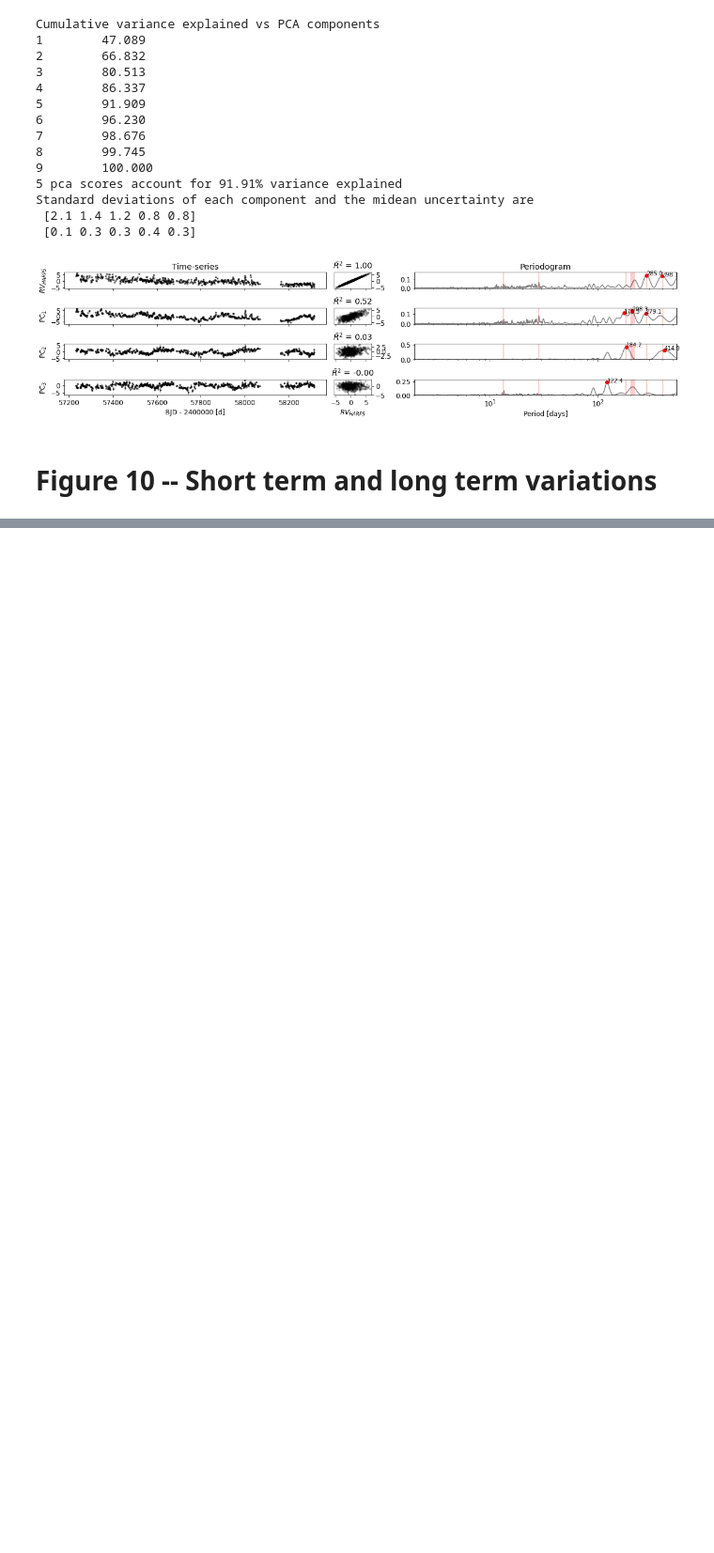
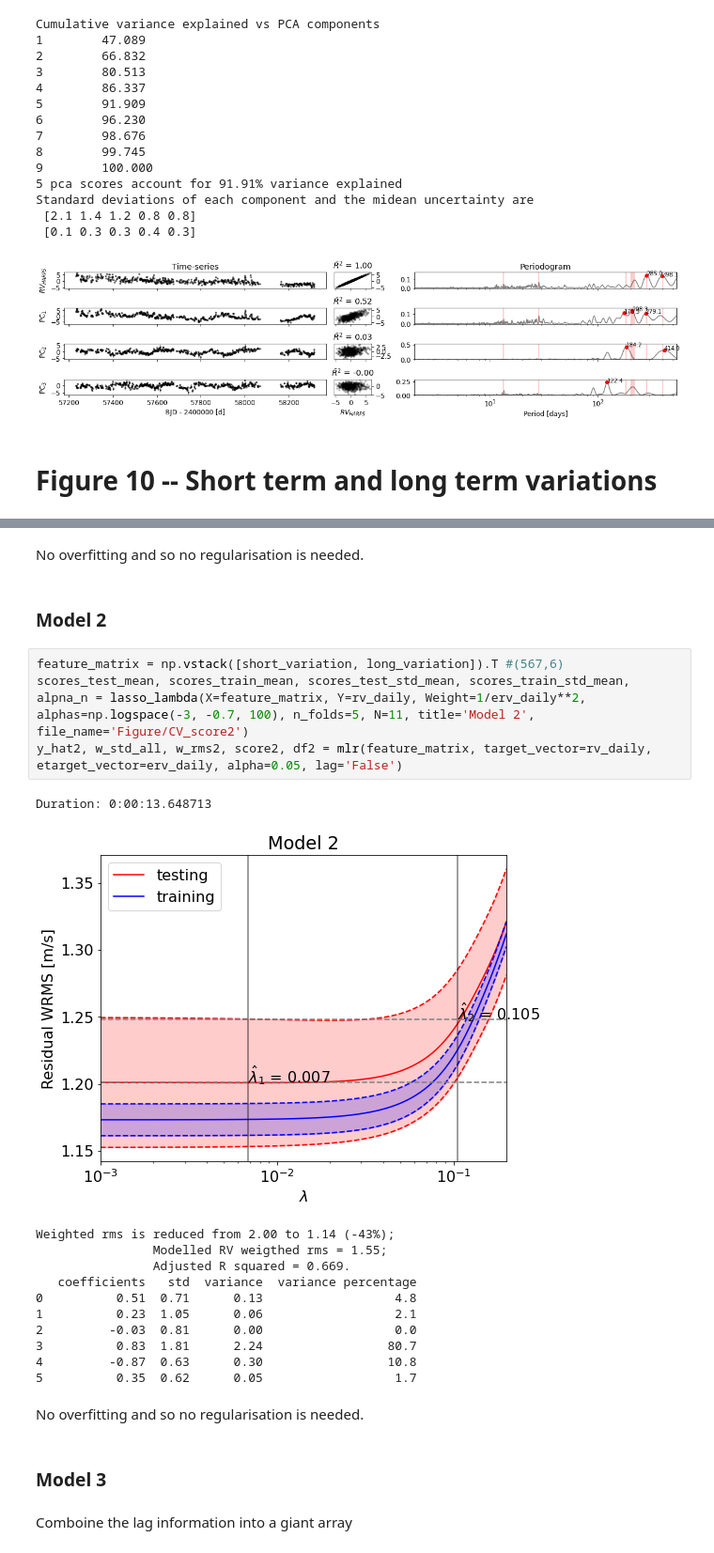
Before and after one commit to jinglinzhao/FIESTA-II, a Jupyter notebook: HARPS-N.ipynb, the cells around one changed output, grey strips where cells are left out. Shown at 94% size. Drawn from its saved outputs; the diff is of its cells as text; blank space fills up the shorter version.

```diff
--- a/HARPS-N.ipynb
+++ b/HARPS-N.ipynb
@@ -757,0 +693,27 @@ def plot_all_but_corr(k_mode, t, ind, eind, height_ratio, ts_xlabel, pe_xlabel,
+# %% [markdown]
+No overfitting and so no regularisation is needed.
+# %% [markdown]
+### Model 2
+# %%
+feature_matrix = np.vstack([short_variation, long_variation]).T #(567,6)
+scores_test_mean, scores_train_mean, scores_test_std_mean, scores_train_std_mean, alpna_n = lasso_lambda(X=feature_matrix, Y=rv_daily, Weight=1/erv_daily**2, alphas=np.logspace(-3, -0.7, 100), n_folds=5, N=11, title='Model 2', file_name='Figure/CV_score2')
+y_hat2, w_std_all, w_rms2, score2, df2 = mlr(feature_matrix, target_vector=rv_daily, etarget_vector=erv_daily, alpha=0.05, lag='False')
+# %% [output]
+Duration: 0:00:13.648713
+[figure, added]
+Weighted rms is reduced from 2.00 to 1.14 (-43%);
+                Modelled RV weigthed rms = 1.55;
+                Adjusted R squared = 0.669.
+   coefficients   std  variance  variance percentage
+0          0.51  0.71      0.13                  4.8
+1          0.23  1.05      0.06                  2.1
+2         -0.03  0.81      0.00                  0.0
+3          0.83  1.81      2.24                 80.7
+4         -0.87  0.63      0.30                 10.8
+5          0.35  0.62      0.05                  1.7
+# %% [markdown]
+No overfitting and so no regularisation is needed.
+# %% [markdown]
+### Model 3
+# %% [markdown]
+Comboine the lag information into a giant array
```
Also changed, not shown: parts of 10 cells of this notebook, 5 other files.
